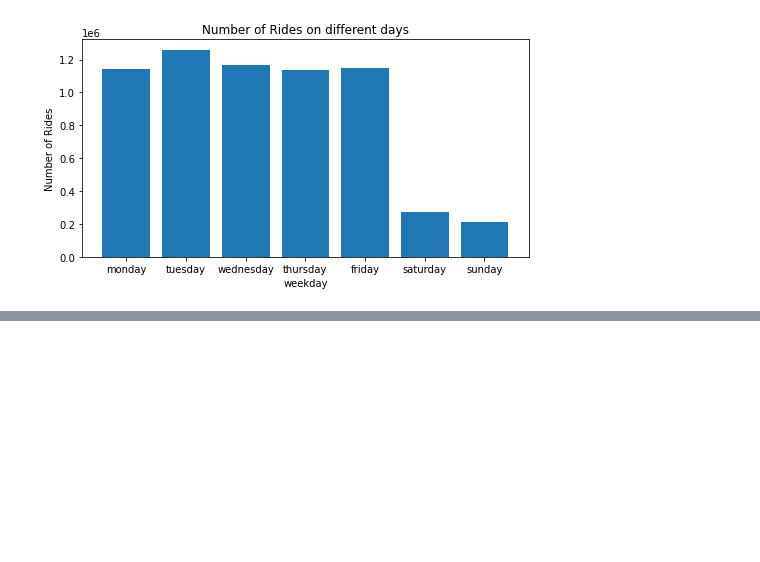
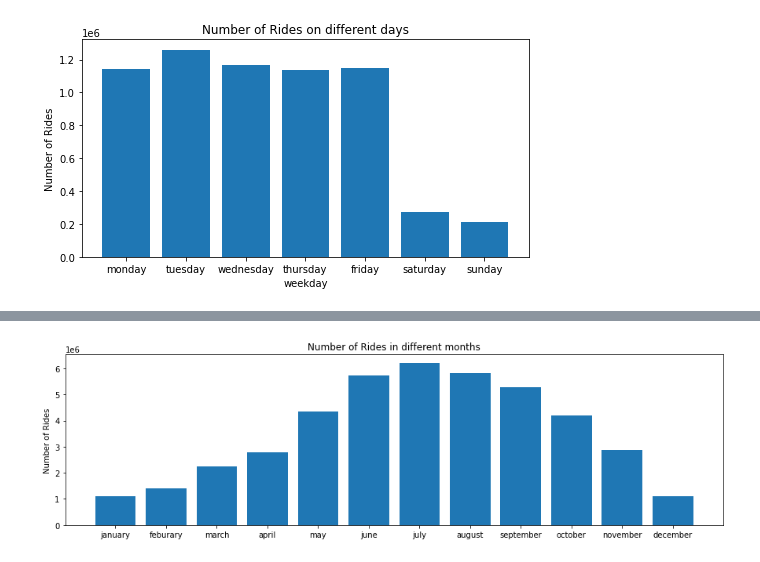
Before and after one commit to agruenb/PrescriptiveStruggle_BikeSharing, a Jupyter notebook: LeaWorkspace/lworkspace.ipynb, the cells around one changed output, grey strips where cells are left out. Drawn from its saved outputs; the diff is of its cells as text; code cells hidden in the pictures; blank space fills up the shorter version.

Commit message:
months temporal demand

```diff
--- a/LeaWorkspace/lworkspace.ipynb
+++ b/LeaWorkspace/lworkspace.ipynb
@@ -111,11 +111,12 @@ dez = chicago[chicago["Month"]==12].size
 # %%
 year= pd.DataFrame({'Months': [ 'january' , 'feburary' , 'march' , 'april' , 'may' ,  'june' , 'july' , 'august' , 'september' , 'october' , 'november', 'december'], 'Rides': [  chicago[chicago['Month']==1].size , chicago[chicago['Month']==2].size , chicago[chicago['Month']==3].size , chicago[chicago['Month']==4].size , chicago[chicago['Month']==5].size , chicago[chicago['Month']==6].size , chicago[chicago['Month']==7].size , chicago[chicago['Month']==8].size , chicago[chicago['Month']==9].size , chicago[chicago['Month']==10].size , chicago[chicago['Month']==11].size , chicago[chicago['Month']==12].size ,]})
 # %%
-fig,ax = plt.subplots(figsize=(8,4))
+fig,ax = plt.subplots(figsize=(15,4))
 
 ax.bar(year["Months"], year["Rides"])
-ax.set_xlabel("Months")
 ax.set_ylabel("Number of Rides")
-ax.set_title("Number of Rides on different days")
+ax.set_title("Number of Rides in different months")
 
 plt.show()
+# %% [output]
+[figure, added]
```
